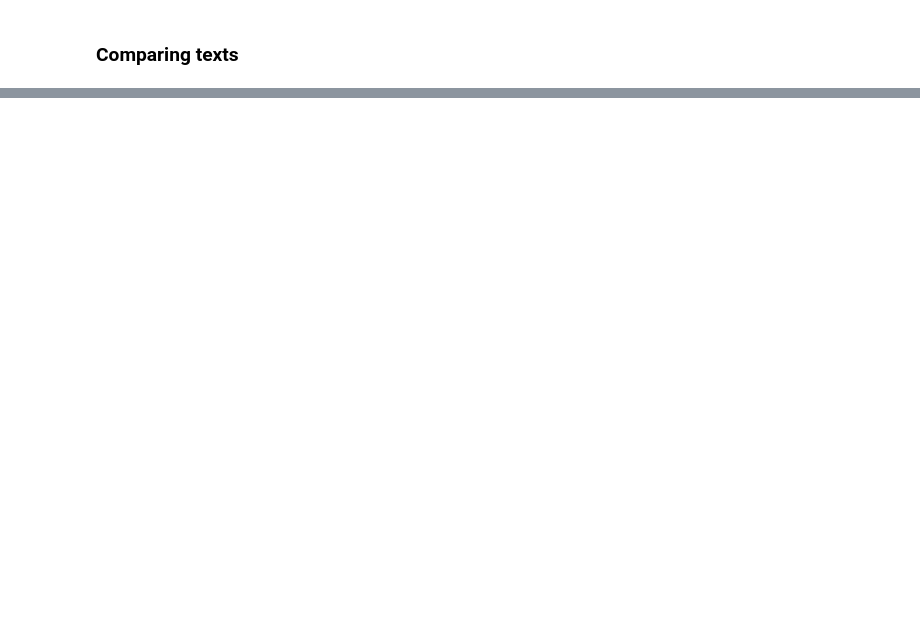
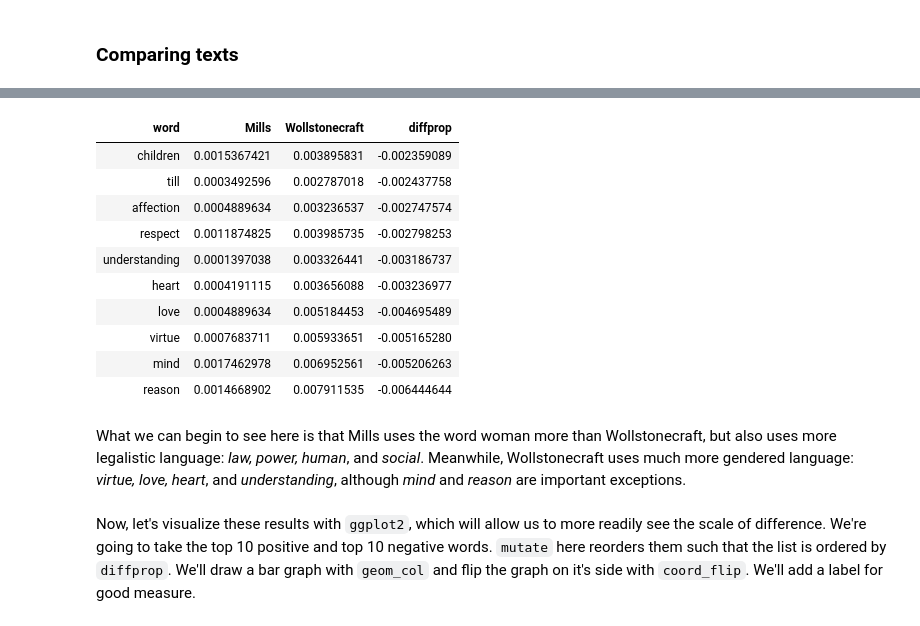
Before and after one commit to alexhanna/unm-text-as-data, a Jupyter notebook: Introduction to Text as Data.ipynb, the cells around one changed output, grey strips where cells are left out. Saved outputs shown, nothing was run; the diff lists cells and outputs as text; code cells hidden in the pictures; blank space fills up the shorter version.

```diff
--- a/Introduction to Text as Data.ipynb
+++ b/Introduction to Text as Data.ipynb
@@ -248 +170,19 @@ word_ratios <- tidy_books %>%
+# %%
+word_proportions %>% tail(10)
+# %% [output]
+| word | Mills | Wollstonecraft | diffprop |
+| children | 0.0015367421 | 0.003895831 | -0.002359089 |
+| till | 0.0003492596 | 0.002787018 | -0.002437758 |
+| affection | 0.0004889634 | 0.003236537 | -0.002747574 |
+| respect | 0.0011874825 | 0.003985735 | -0.002798253 |
+| understanding | 0.0001397038 | 0.003326441 | -0.003186737 |
+| heart | 0.0004191115 | 0.003656088 | -0.003236977 |
+| love | 0.0004889634 | 0.005184453 | -0.004695489 |
+| virtue | 0.0007683711 | 0.005933651 | -0.005165280 |
+| mind | 0.0017462978 | 0.006952561 | -0.005206263 |
+| reason | 0.0014668902 | 0.007911535 | -0.006444644 |
+# %% [markdown]
+What we can begin to see here is that Mills uses the word woman more than Wollstonecraft, but also uses more legalistic language: *law, power, human*, and *social*. Meanwhile, Wollstonecraft uses much more gendered language: *virtue, love, heart*, and *understanding*, although *mind* and *reason* are important exceptions.
+# %% [markdown]
+Now, let's visualize these results with `ggplot2`, which will allow us to more readily see the scale of difference. We're going to take the top 10 positive and top 10 negative words. `mutate` here reorders them such that the list is ordered by `diffprop`. We'll draw a bar graph with `geom_col` and flip the graph on it's side with `coord_flip`. We'll add a label for good measure.
 # %%
```
Also changed, not shown: parts of 36 cells of this notebook, 3 other files.
